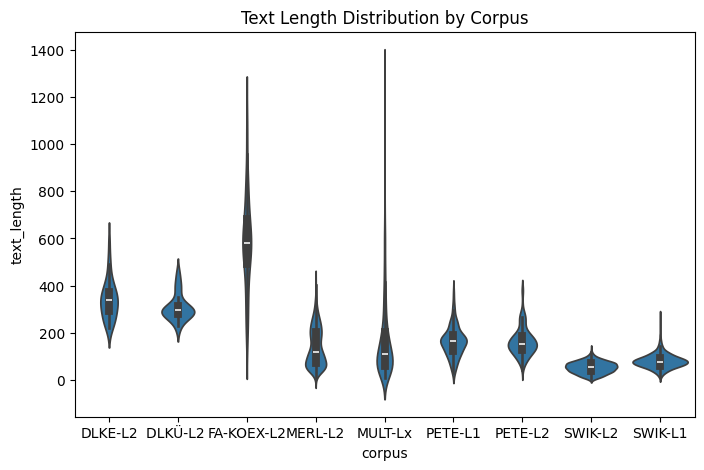
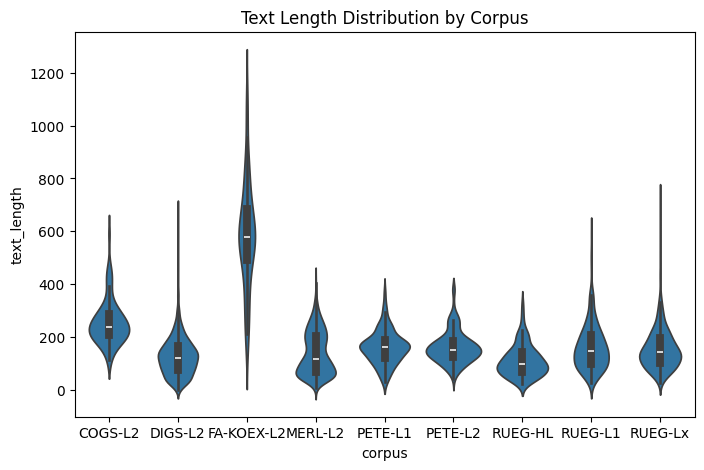
The notebook cell's code change between the first figure and the second:
--- before
+++ after
@@ -1,17 +1,18 @@
 data = []
-for corpus in [c1, c2, c3, c4, c5, c6, c7, c8, c9]:
-    corpus_name =  corpus.random_doc().meta.corpus.subcorpus.corpus_subcorpus_signet
-    
+for corpus in corpora:
+    corpus_name = corpus.random_doc().meta.corpus.subcorpus.corpus_subcorpus_signet
+
     for doc in corpus:
         meta = doc.meta
         data.append({
-            'corpus': corpus_name,
-            'text_length': meta.text.text_tokenCount
+            "corpus": str(corpus_name),
+            "text_length": float(meta.text.text_tokenCount),
         })
-    
+
 df = pl.DataFrame(data)
-    
-plt.figure(figsize=(8,5))
-sns.violinplot(x='corpus', y='text_length', data=df)
+df_plot = df.to_pandas()
+
+plt.figure(figsize=(8, 5))
+sns.violinplot(x="corpus", y="text_length", data=df_plot)
 plt.title("Text Length Distribution by Corpus")
 plt.show()

Commit: Updates recipes to latest versions of dakoda-core and cas-visualizer. Cleanup. Use auto-download except for one case showing how to use corpus from local folder.